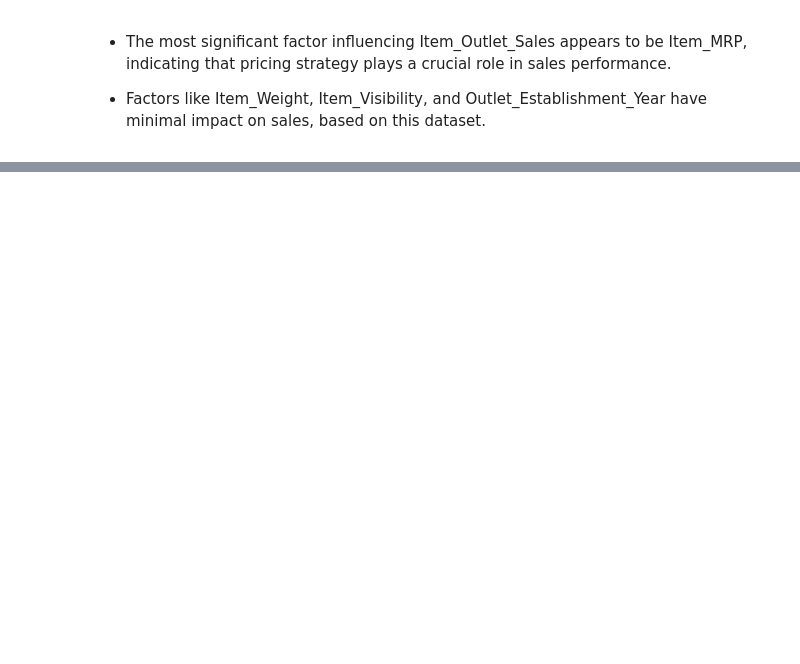
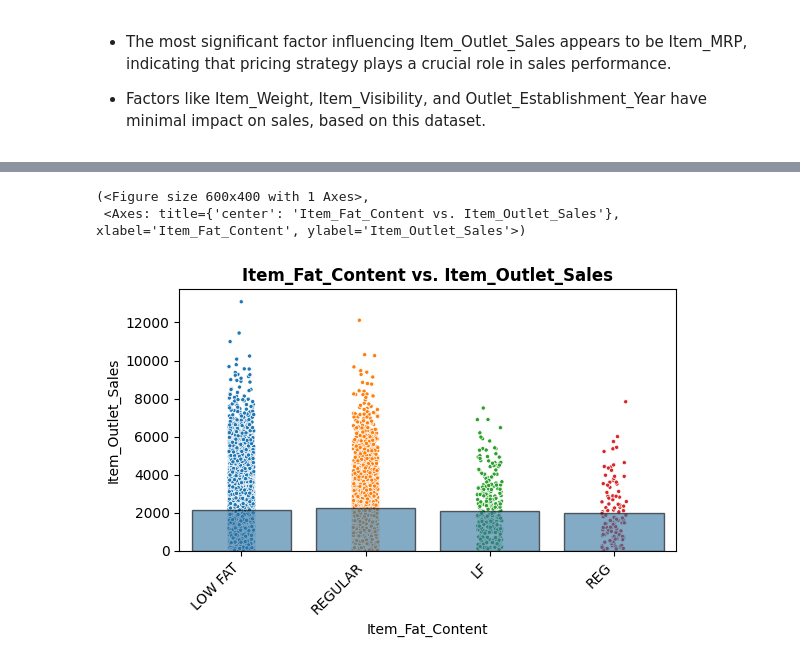
Before and after one commit to OwaisAbuSalah/Prediction-of-Product-Sales, a Jupyter notebook: Prediction_of_Product_Sales_.ipynb, the cells around one changed output, grey strips where cells are left out. Saved outputs shown, nothing was run; the diff lists cells and outputs as text; code cells hidden in the pictures; blank space fills up the shorter version.

```diff
--- a/Prediction_of_Product_Sales_.ipynb
+++ b/Prediction_of_Product_Sales_.ipynb
@@ -321,0 +538,6 @@ plt.show()
+# %%
+plot_categorical_vs_target(df, x=feature, y='Item_Outlet_Sales') # Changed the y value to 'Item_Outlet_Sales'
+# %% [output]
+(<Figure size 600x400 with 1 Axes>,
+ <Axes: title={'center': 'Item_Fat_Content vs. Item_Outlet_Sales'}, xlabel='Item_Fat_Content', ylabel='Item_Outlet_Sales'>)
+[figure, added]
```
Also changed, not shown: parts of 36 cells of this notebook.
